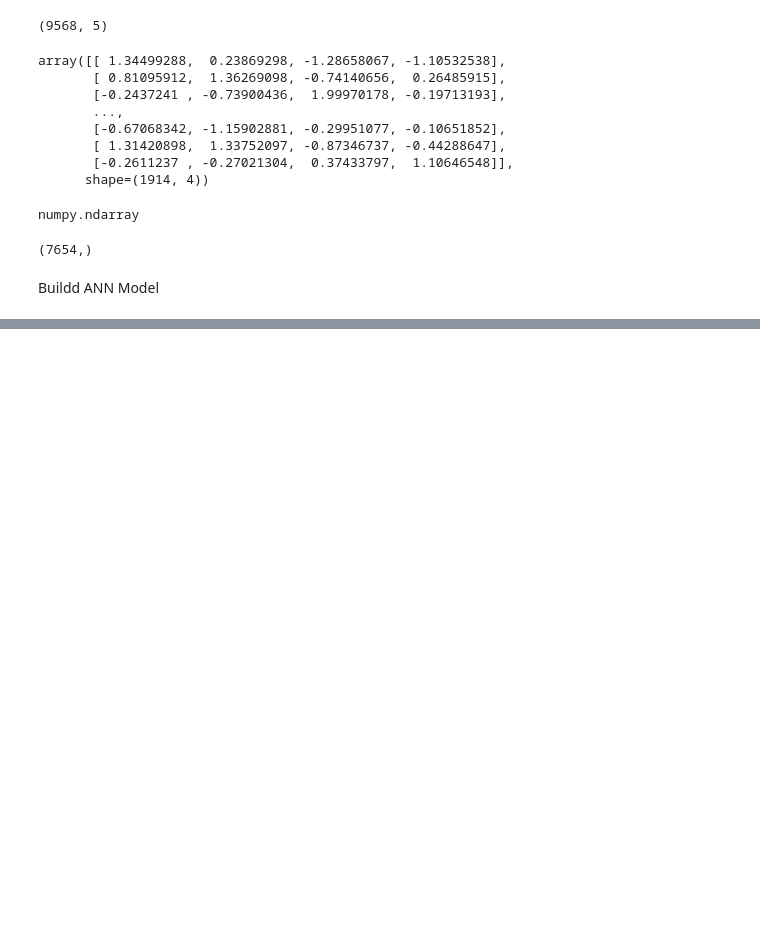
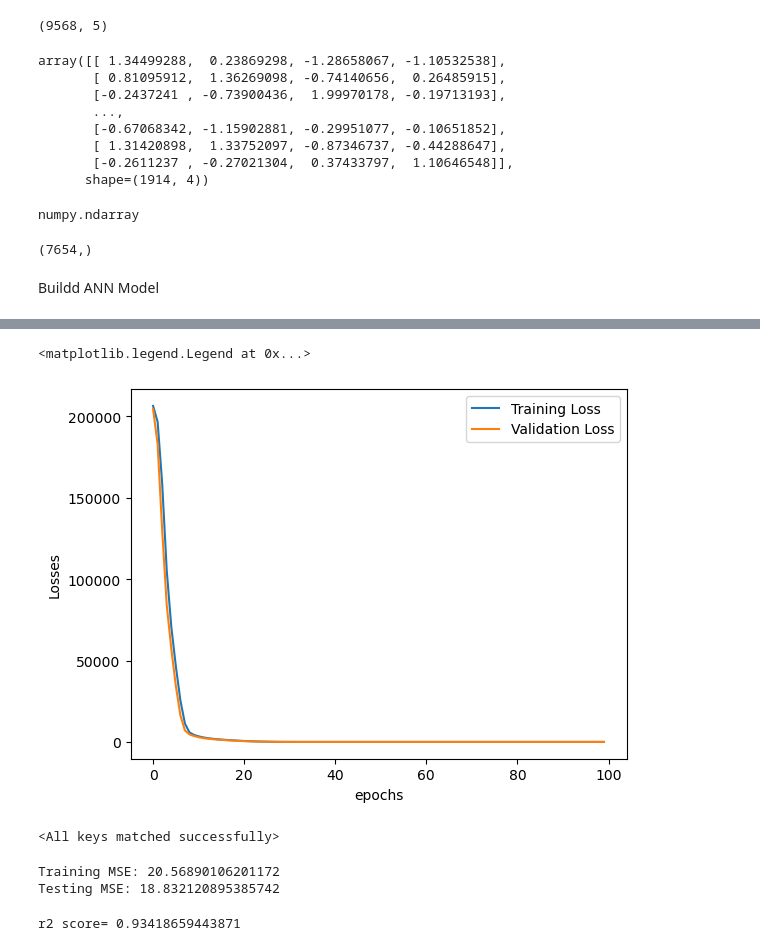
Before and after one commit to Ren-Korat-24/Deep-Learning, a Jupyter notebook: ANN_Regression.ipynb, the cells around one changed output, grey strips where cells are left out. Cells and saved outputs as stored; diff of their text form; code cells hidden in the pictures; blank space fills up the shorter version.

Commit message:
regresion and evaluation

```diff
--- a/ANN_Regression.ipynb
+++ b/ANN_Regression.ipynb
@@ -130,0 +184,42 @@ for epoch in epochs:
+# %%
+import matplotlib.pyplot as plt
+
+loss_df = pd.DataFrame({"Training Loss": train_losses, "Validation Loss": val_losses})
+
+plt.plot(loss_df["Training Loss"], label="Training Loss")
+plt.plot(loss_df["Validation Loss"], label="Validation Loss")
+
+plt.xlabel("epochs")
+plt.ylabel("Losses")
+
+plt.legend()
+# %% [output]
+<matplotlib.legend.Legend at 0x...>
+[figure, added]
+# %%
+#Loading the best model
+model.load_state_dict(torch.load("best_model.pt"))
+# %% [output]
+<All keys matched successfully>
+# %%
+#Evaluation
+
+model.eval()
+with torch.no_grad():
+    train_preds=model(X_train_tensor)
+    test_preds=model(X_test_tensor)
+
+    train_mse_loss=crietrion(train_preds,y_train_tensor)
+    test_mse_loss=crietrion(test_preds,y_test_tensor)
+
+print("Training MSE:",train_mse_loss.item())
+print("Testing MSE:",test_mse_loss.item())
+# %% [output]
+Training MSE: 20.56890106201172
+Testing MSE: 18.832120895385742
+# %%
+from sklearn.metrics import r2_score
+
+print("r2 score=",r2_score(y_test,test_preds))
+# %% [output]
+r2 score= 0.93418659443871
```
Also changed, not shown: parts of 2 cells of this notebook, 3 other files.
